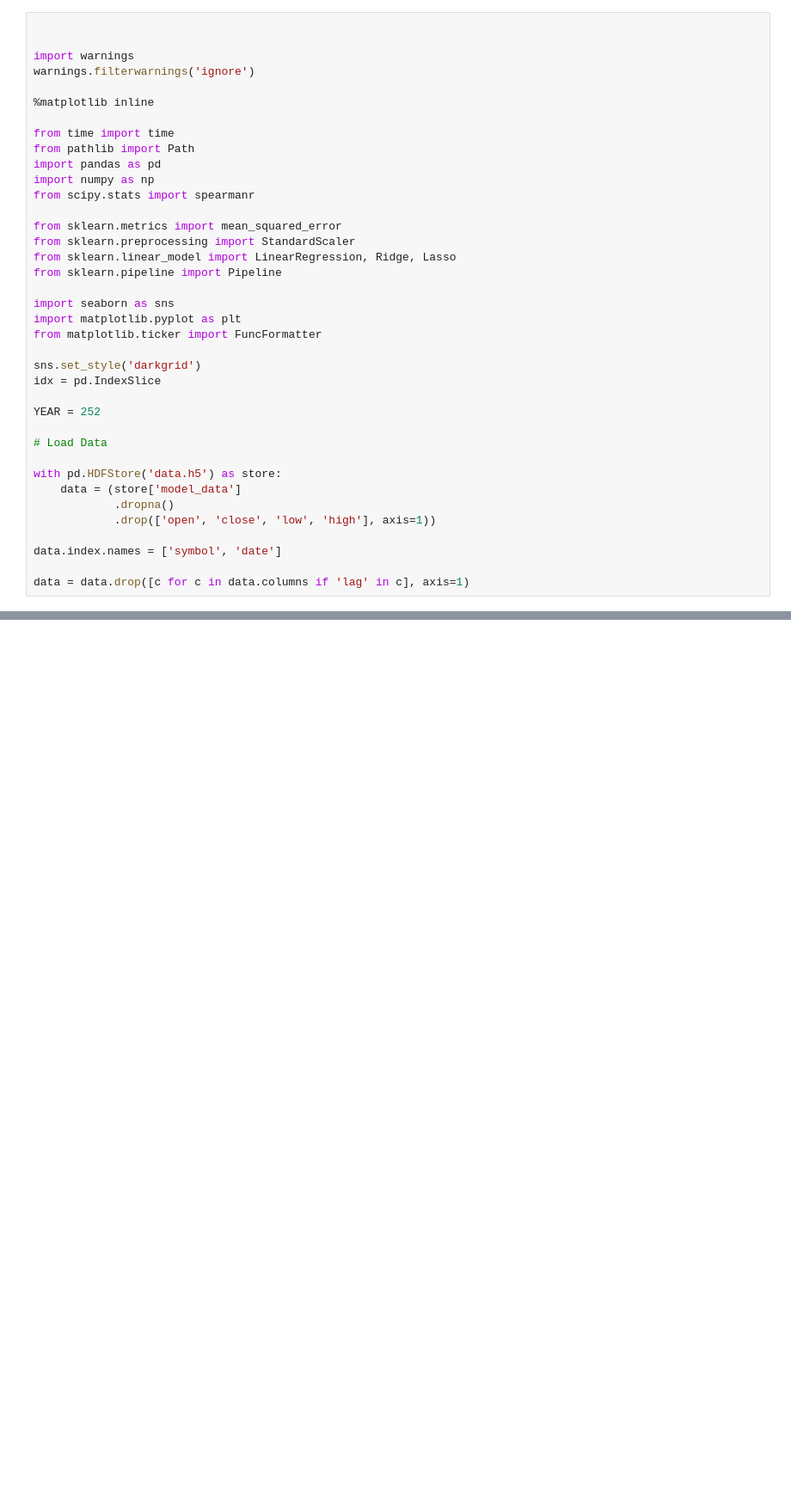
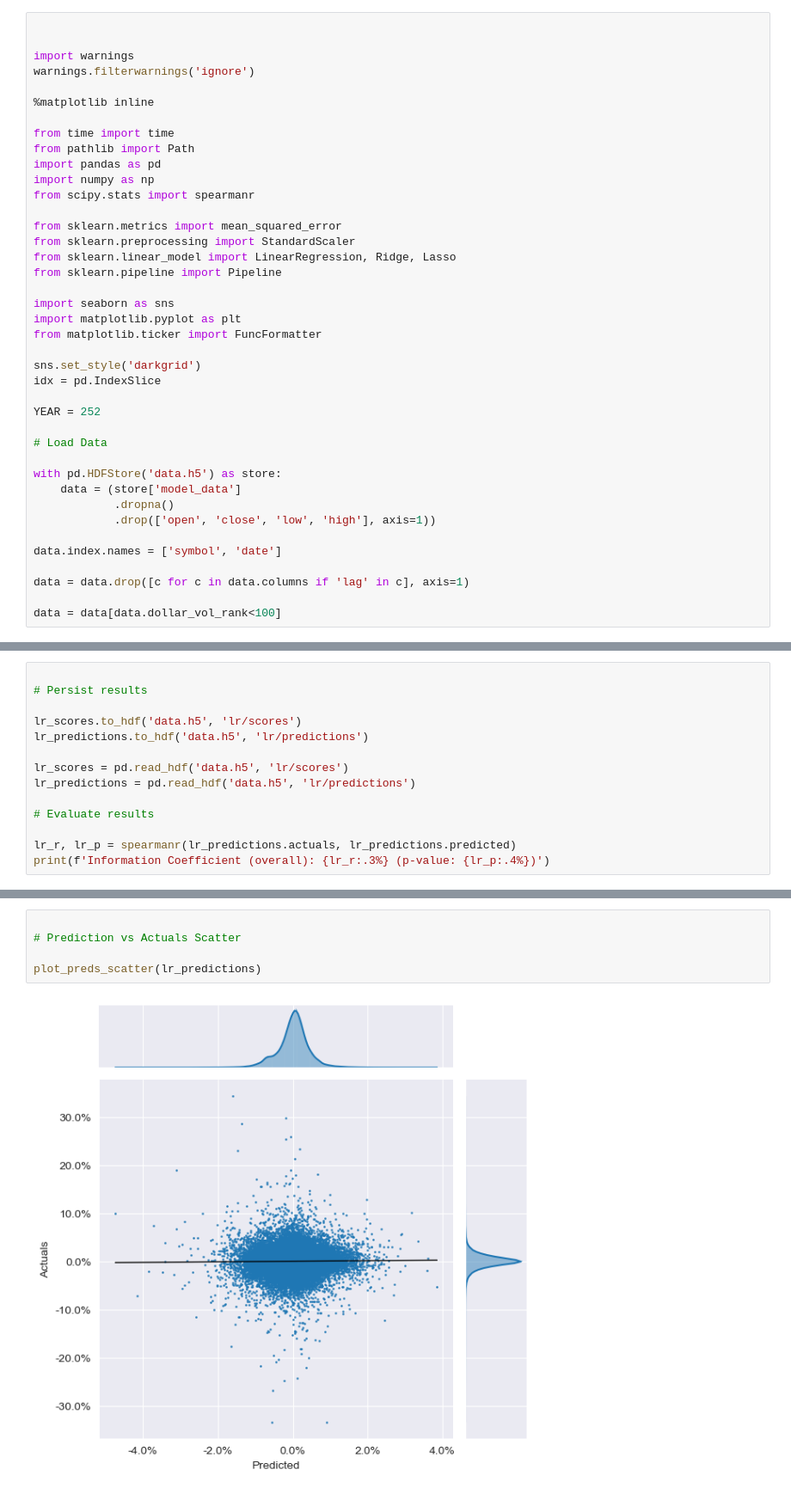
Before and after one commit to SaumikDana/Machine_Learning_Trading, a Jupyter notebook: predicting_stock_returns_with_linear_regression.ipynb, the cells around one changed output, grey strips where cells are left out. Shown at 86% size. Saved outputs shown, nothing was run; the diff lists cells and outputs as text; blank space fills up the shorter version.

```diff
--- a/predicting_stock_returns_with_linear_regression.ipynb
+++ b/predicting_stock_returns_with_linear_regression.ipynb
@@ -36,3 +36,5 @@ with pd.HDFStore('data.h5') as store:
 data.index.names = ['symbol', 'date']
 
 data = data.drop([c for c in data.columns if 'lag' in c], axis=1)
+
+data = data[data.dollar_vol_rank<100]
@@ -40,0 +161,14 @@ KeyError: 'No object named model_data in the file'
+# %%
+
+# Persist results
+
+lr_scores.to_hdf('data.h5', 'lr/scores')
+lr_predictions.to_hdf('data.h5', 'lr/predictions')
+
+lr_scores = pd.read_hdf('data.h5', 'lr/scores')
+lr_predictions = pd.read_hdf('data.h5', 'lr/predictions')
+
+# Evaluate results
+
+lr_r, lr_p = spearmanr(lr_predictions.actuals, lr_predictions.predicted)
+print(f'Information Coefficient (overall): {lr_r:.3%} (p-value: {lr_p:.4%})')
@@ -40,0 +237,7 @@ KeyError: 'No object named model_data in the file'
+# %%
+
+# Prediction vs Actuals Scatter
+
+plot_preds_scatter(lr_predictions)
+# %% [output]
+[figure, added]
```
Also changed, not shown: parts of 7 cells of this notebook, 1 other file.
